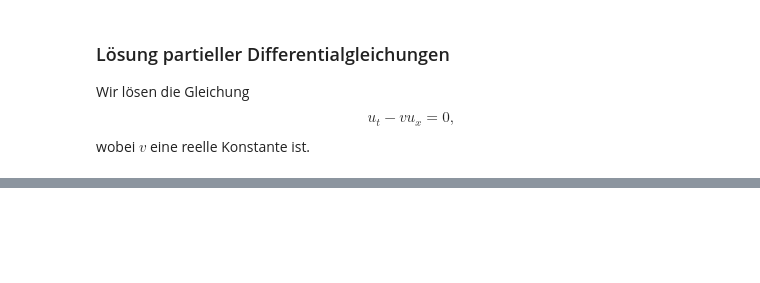
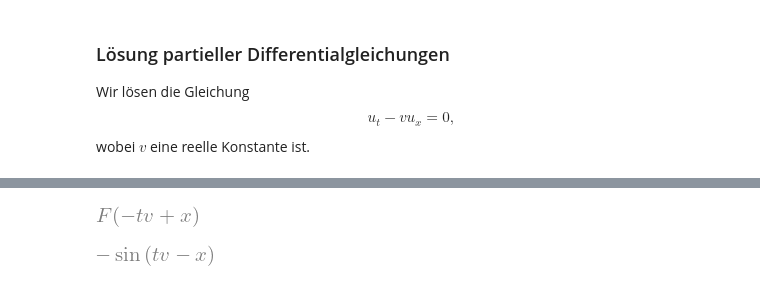
Before and after one commit to uja-works/PDE2022, a Jupyter notebook: Partielle_Differentialgleichungen.ipynb, the cells around one changed output, grey strips where cells are left out. Cells and saved outputs as stored; diff of their text form; code cells hidden in the pictures; blank space fills up the shorter version.

```diff
--- a/Partielle_Differentialgleichungen.ipynb
+++ b/Partielle_Differentialgleichungen.ipynb
@@ -134,0 +131,10 @@ sol
+# %%
+rhs = sol.rhs
+rhs
+# %% [output]
+[figure, added]
+# %%
+F = sp.Function("F")
+rhs.subs(F, sp.sin)
+# %% [output]
+[figure, added]
```
Also changed, not shown: parts of 19 cells of this notebook, 2 other files.
